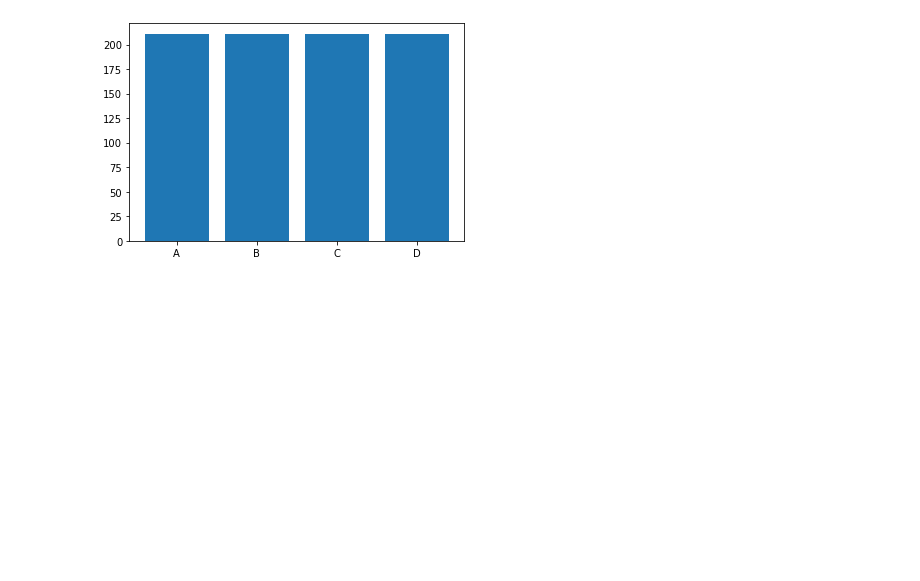
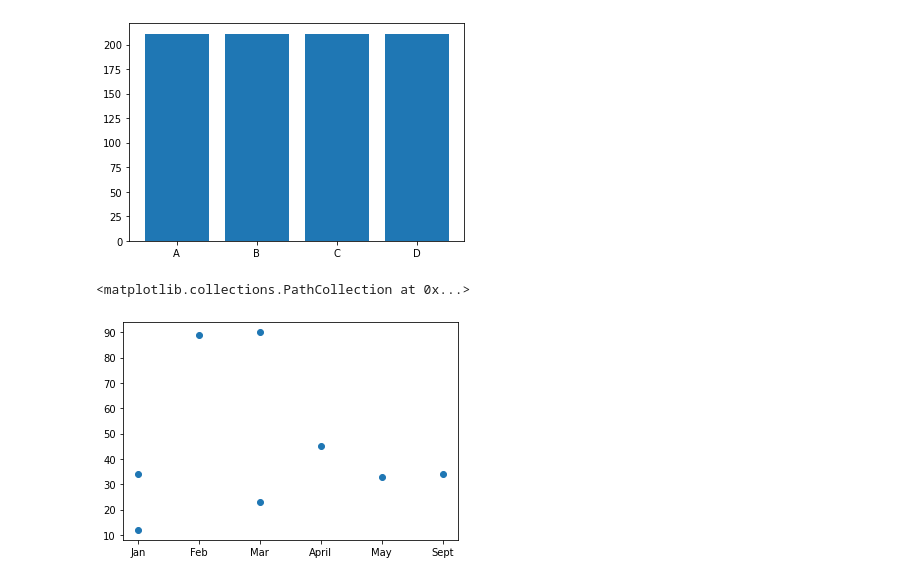
Before and after one commit to ankittrajj/WD_DA_, a Jupyter notebook: Matplotlib.ipynb, the cells around one changed output. Cells and saved outputs as stored; diff of their text form; code cells hidden in the pictures; blank space fills up the shorter version.

Commit message:
updated with pie & Scatter plot

```diff
--- a/Matplotlib.ipynb
+++ b/Matplotlib.ipynb
@@ -175,3 +175,14 @@ plt.bar(location,a)
 # %% [output]
 <BarContainer object of 4 artists>
 [figure]
+# %%
+# scatter plot
+sales = [34,89,23,45,33,34,12,90]
+month = ['Jan','Feb','Mar','April','May','Sept','Jan','Mar']
+profit = [8,10,56,45,23,33,90,12]
+# plt.xlabel("Month")
+# plt.ylabel("Sales")
+plt.scatter(month,sales)
+# %% [output]
+<matplotlib.collections.PathCollection at 0x...>
+[figure, added]
```
Also changed, not shown: parts of 4 cells of this notebook.
